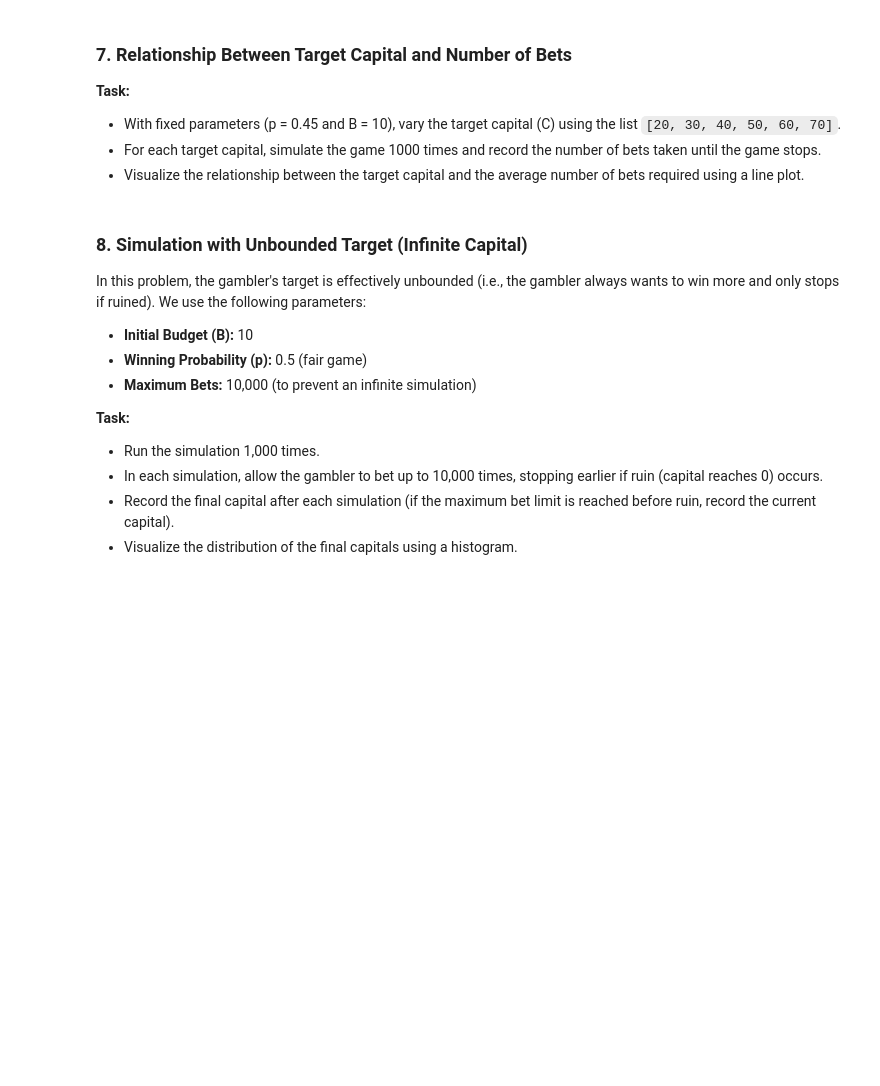
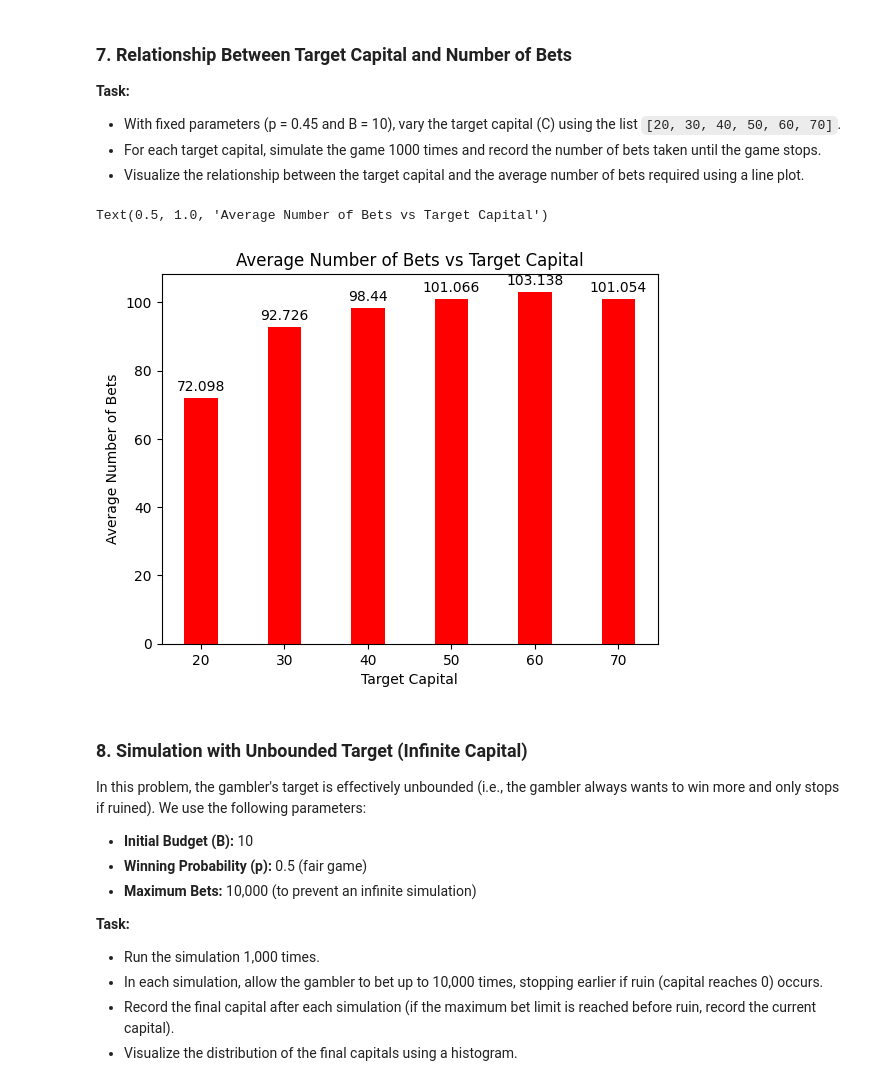
Before and after one commit to D123aniel/STOR535, a Jupyter notebook: Labs/lab3.ipynb, the cells around one changed output. Saved outputs shown, nothing was run; the diff lists cells and outputs as text; code cells hidden in the pictures; blank space fills up the shorter version.

```diff
--- a/Labs/lab3.ipynb
+++ b/Labs/lab3.ipynb
@@ -115,6 +194,36 @@ Write a function `simulate_gambler_ruin(initial_budget, target, p)` that:
 - With fixed parameters (p = 0.45 and B = 10), vary the target capital (C) using the list `[20, 30, 40, 50, 60, 70]`.
 - For each target capital, simulate the game 1000 times and record the number of bets taken until the game stops.
 - Visualize the relationship between the target capital and the average number of bets required using a line plot.
+# %%
+cap = [20, 30, 40, 50, 60, 70]
+num_bets_all = []
+for i in cap:
+    num_bets = []
+    for j in range(1000):
+        c = simulate_gambler_ruin(10, i, 0.45)
+        trajectory = c[0]
+        num_bets.append(len(trajectory))
+    num_bets_all.append(num_bets)
+
+# Use line plots to show the exit states for different initial budgets
+fig, ax = plt.subplots(1)
+width = 0.40
+multiplier = 0
+
+for i in range(len(cap)):
+    # Relationship between the number of bets and the target capital
+    bar = ax.bar(i, np.mean(num_bets_all[i]), width, label='Mean Number of Bets', color = 'red')
+    ax.bar_label(bar, label_type='edge', padding = 3)
+
+
+ax.set_xticks(range(len(cap)))
+ax.set_xticklabels(cap)
+ax.set_ylabel('Average Number of Bets')
+ax.set_xlabel('Target Capital')
+ax.set_title('Average Number of Bets vs Target Capital')
+# %% [output]
+Text(0.5, 1.0, 'Average Number of Bets vs Target Capital')
+[figure, added]
 # %% [markdown]
 ### 8. Simulation with Unbounded Target (Infinite Capital)
 
```
Also changed, not shown: parts of 12 cells of this notebook, 2 other files.
